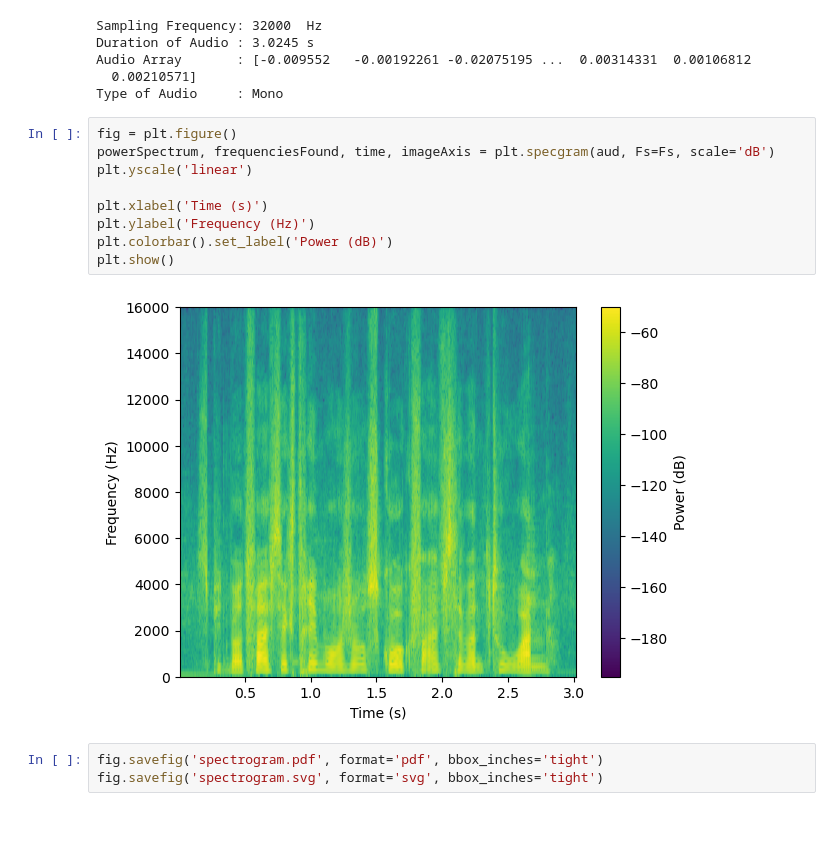
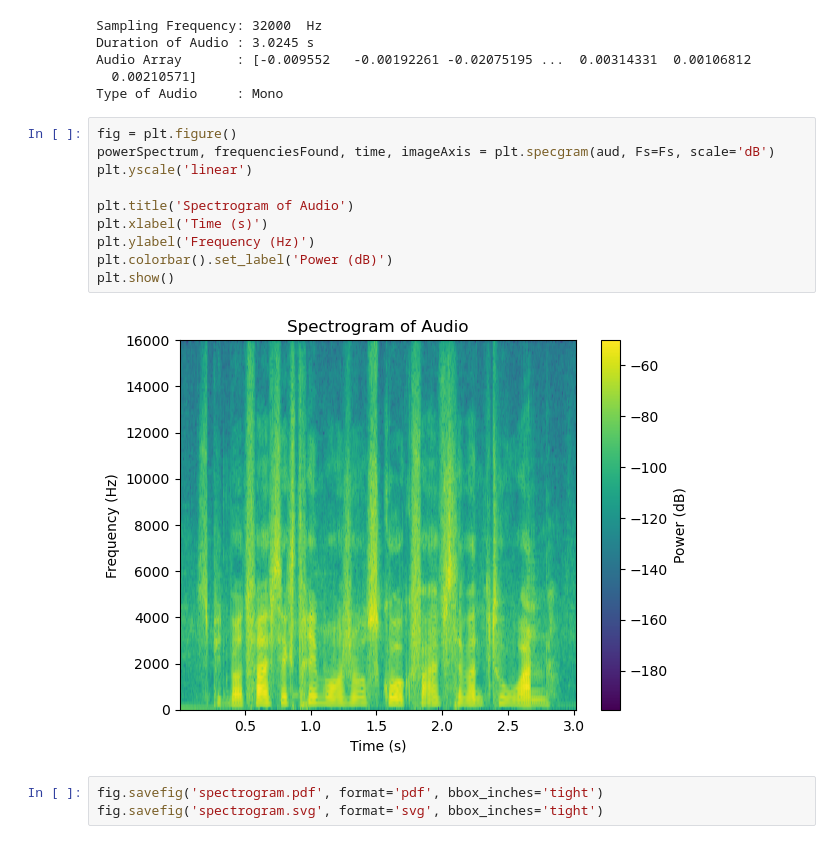
Before and after one commit to jlvdoorn/WhisperATC, a Jupyter notebook: Graphs/Create_Spectrogram.ipynb, the cells around one changed output. Cells and saved outputs as stored; diff of their text form.

Commit message:
Improved spectrogram

```diff
--- a/Graphs/Create_Spectrogram.ipynb
+++ b/Graphs/Create_Spectrogram.ipynb
@@ -29,14 +29,15 @@ Type of Audio     : Mono
 # %%
 fig = plt.figure()
 powerSpectrum, frequenciesFound, time, imageAxis = plt.specgram(aud, Fs=Fs, scale='dB')
 plt.yscale('linear')
 
+plt.title('Spectrogram of Audio')
 plt.xlabel('Time (s)')
 plt.ylabel('Frequency (Hz)')
 plt.colorbar().set_label('Power (dB)')
 plt.show()
 # %% [output]
-[figure, old version]
+[figure, new version]
 # %%
 fig.savefig('spectrogram.pdf', format='pdf', bbox_inches='tight')
 fig.savefig('spectrogram.svg', format='svg', bbox_inches='tight')
```
